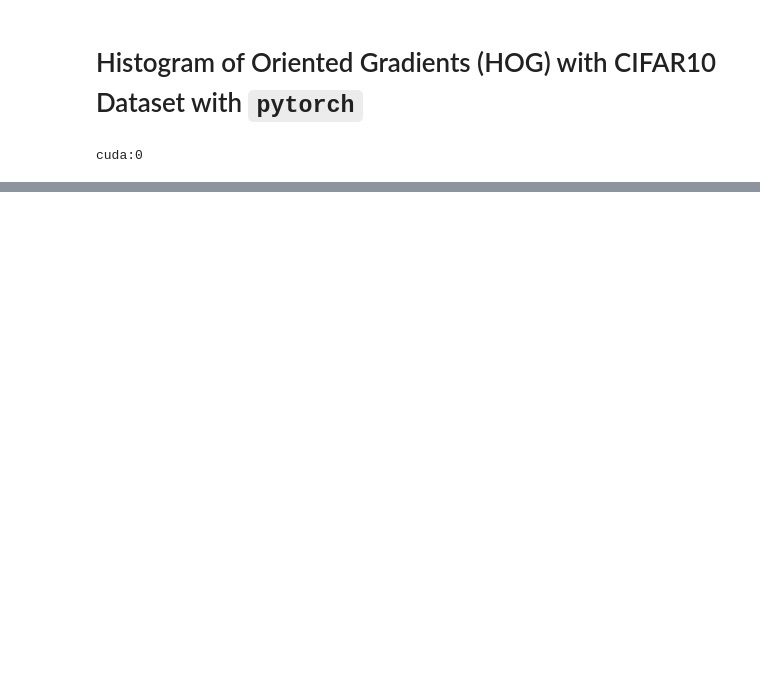
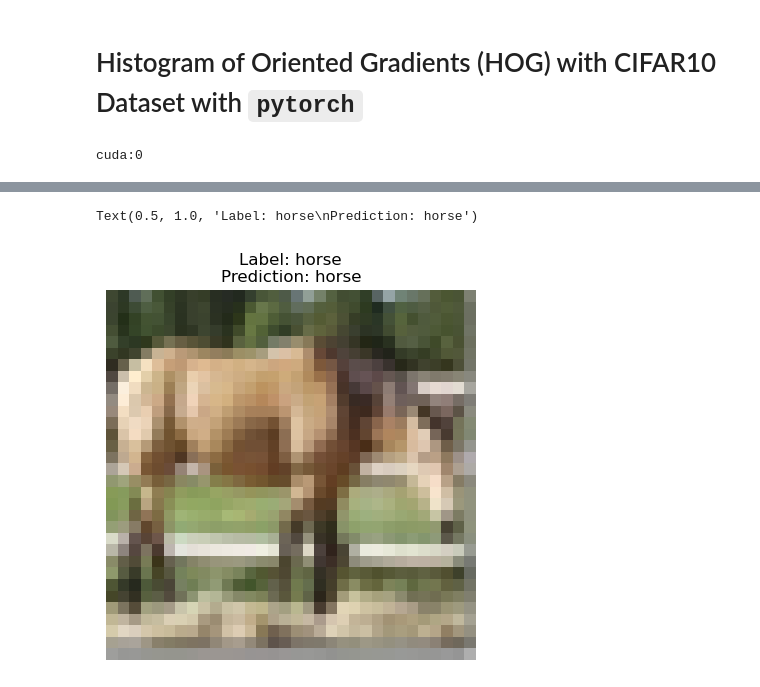
Before and after one commit to fongc123/notes, a Jupyter notebook: src/machine learning/hog/cifar10_pytorch.ipynb, the cells around one changed output, grey strips where cells are left out. Drawn from its saved outputs; the diff is of its cells as text; code cells hidden in the pictures; blank space fills up the shorter version.

```diff
--- a/src/machine learning/hog/cifar10_pytorch.ipynb
+++ b/src/machine learning/hog/cifar10_pytorch.ipynb
@@ -56,0 +70,5 @@ len(cifar_test)
+# %%
+# define linear model
+model = nn.Linear(324, 10).to(device)
+criterion = nn.CrossEntropyLoss()
+optimizer = torch.optim.Adam(model.parameters(), lr = 0.01)
@@ -56,0 +124,15 @@ len(cifar_test)
+# %%
+# make sample prediction
+idx = random.randint(0, len(cifar_test.data))
+
+sample_image = cifar_test.data[idx, :, :]
+sample_target = idx_class[cifar_test.targets[idx]]
+prediction = idx_class[np.argmax(model(torch.tensor(cifar_test[idx][0]).to(device)).cpu().detach().numpy())]
+
+# show image
+plt.imshow(sample_image)
+plt.axis("off")
+plt.title("Label: {}\nPrediction: {}".format(sample_target, prediction))
+# %% [output]
+Text(0.5, 1.0, 'Label: horse\nPrediction: horse')
+[figure, added]
```
Also changed, not shown: parts of 19 cells of this notebook, 2 other files.
